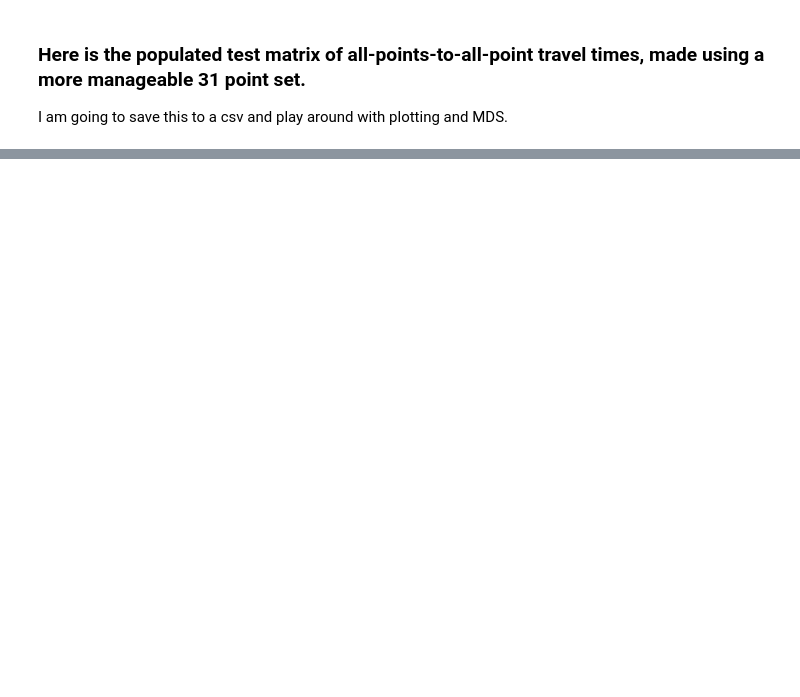
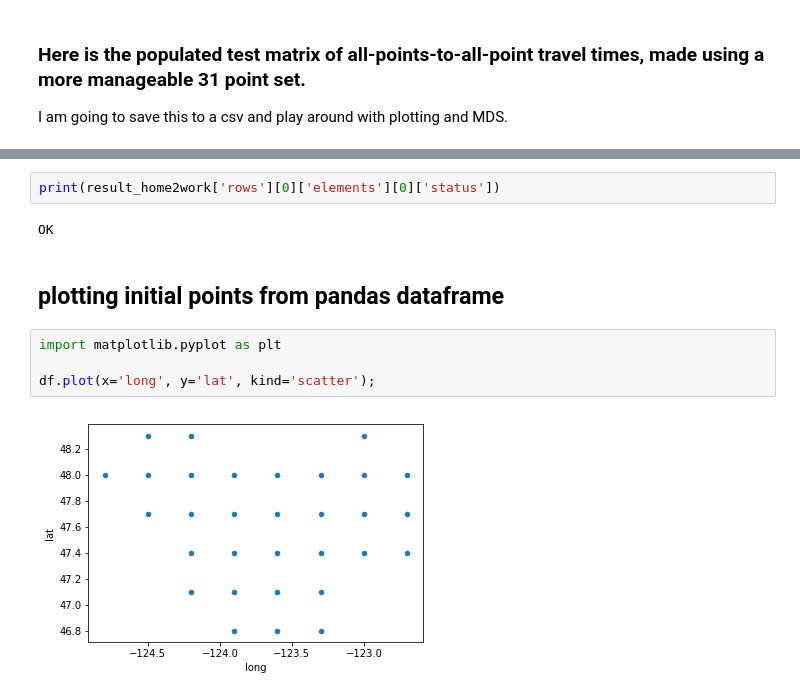
Before and after one commit to AustinJennings/Capstone, a Jupyter notebook: Notebooks/Testing Grids.ipynb, the cells around one changed output, grey strips where cells are left out. Drawn from its saved outputs; the diff is of its cells as text; blank space fills up the shorter version.

```diff
--- a/Notebooks/Testing Grids.ipynb
+++ b/Notebooks/Testing Grids.ipynb
@@ -186,0 +187,12 @@ dfmatrix
+# %%
+print(result_home2work['rows'][0]['elements'][0]['status'])
+# %% [output]
+OK
+# %% [markdown]
+## plotting initial points from pandas dataframe
+# %%
+import matplotlib.pyplot as plt
+
+df.plot(x='long', y='lat', kind='scatter');
+# %% [output]
+[figure, added]
```
Also changed, not shown: parts of 7 cells of this notebook, 3 other files.
